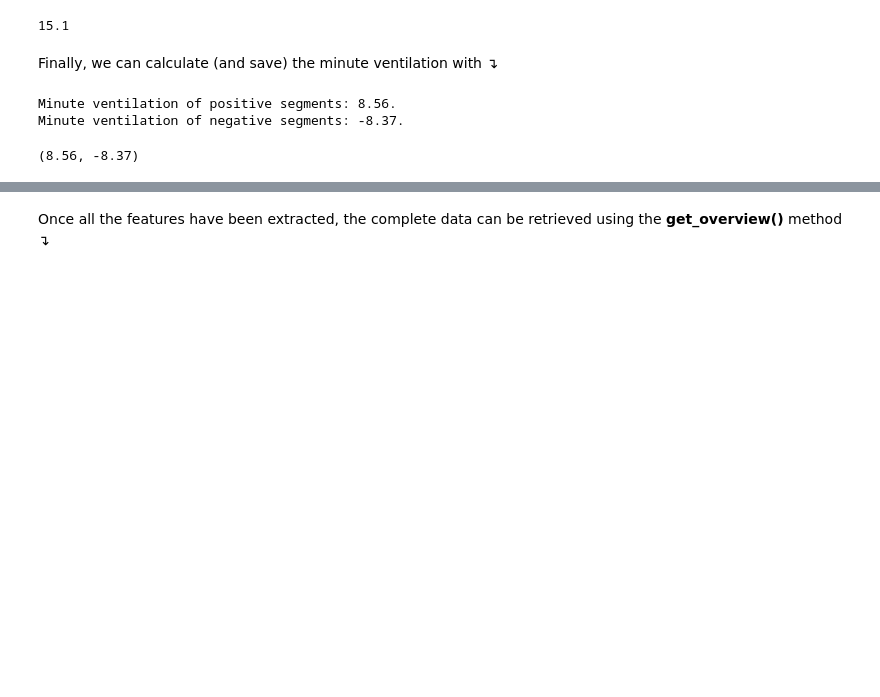
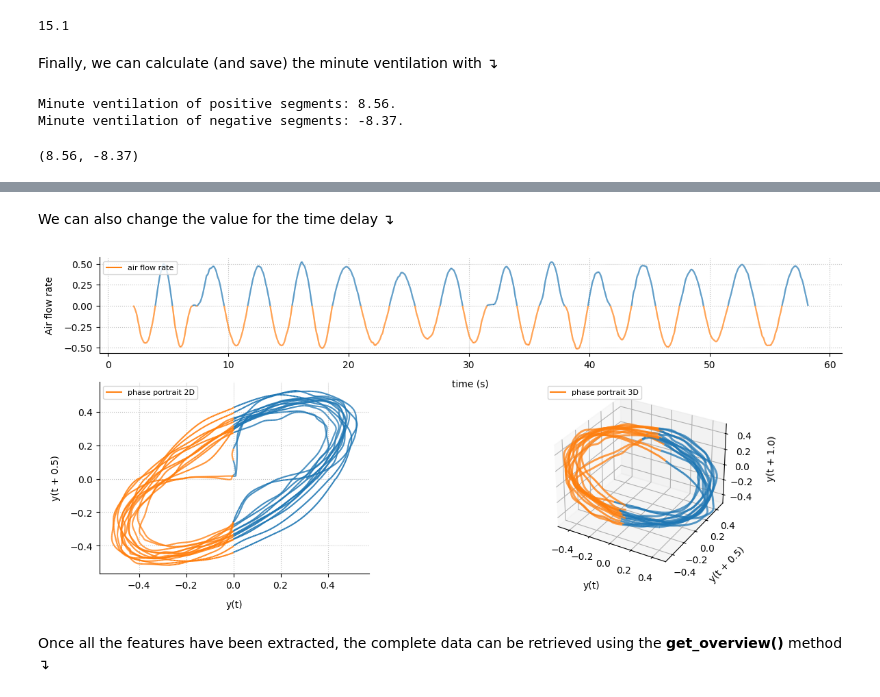
Before and after one commit to tcoustillet/pybreathe, a Jupyter notebook: examples/example.ipynb, the cells around one changed output, grey strips where cells are left out. Drawn from its saved outputs; the diff is of its cells as text; code cells hidden in the pictures; blank space fills up the shorter version.

```diff
--- a/examples/example.ipynb
+++ b/examples/example.ipynb
@@ -331,3 +343,9 @@ Minute ventilation of negative segments: -8.37.
+# %% [markdown]
+We can also change the value for the time delay &#8628;
+# %%
+example_01.plot_phase_portrait(time_delay=0.5, color_scheme="phases")
+# %% [output]
+[figure, added]
 # %% [markdown]
 Once all the features have been extracted, the complete data can be retrieved using the **get_overview()** method &#8628;
 # %%
```
Also changed, not shown: parts of 19 cells of this notebook.
